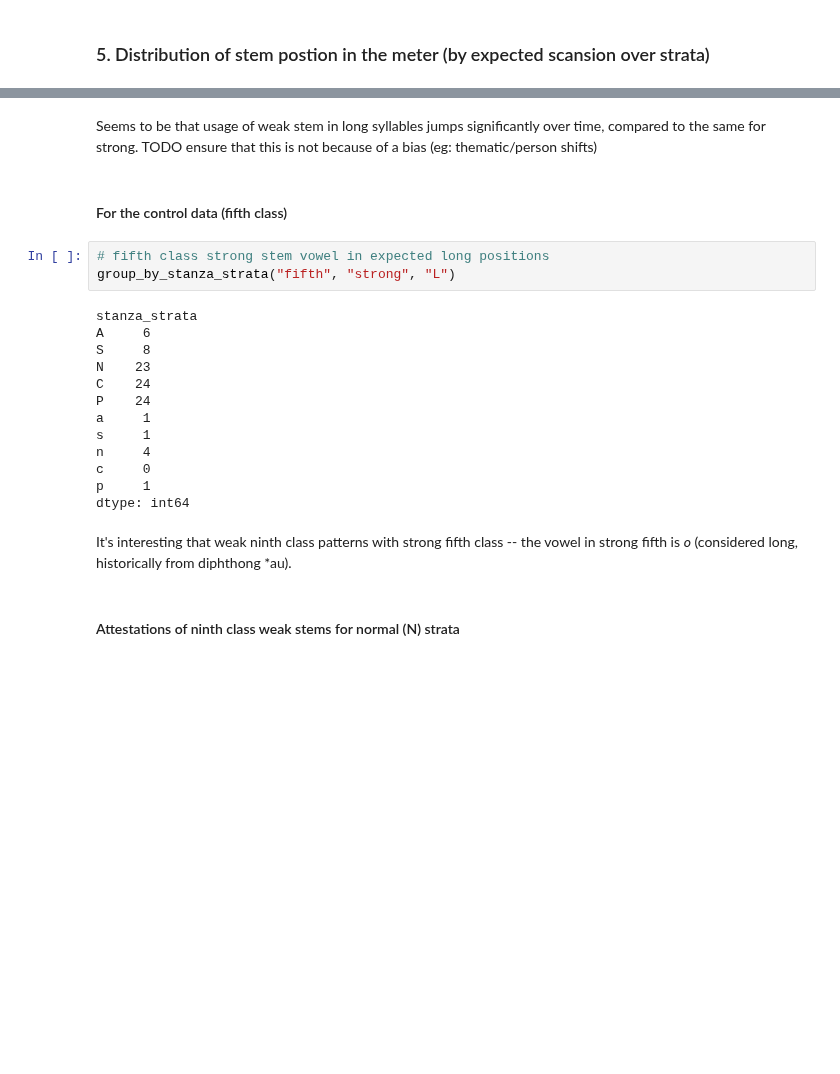
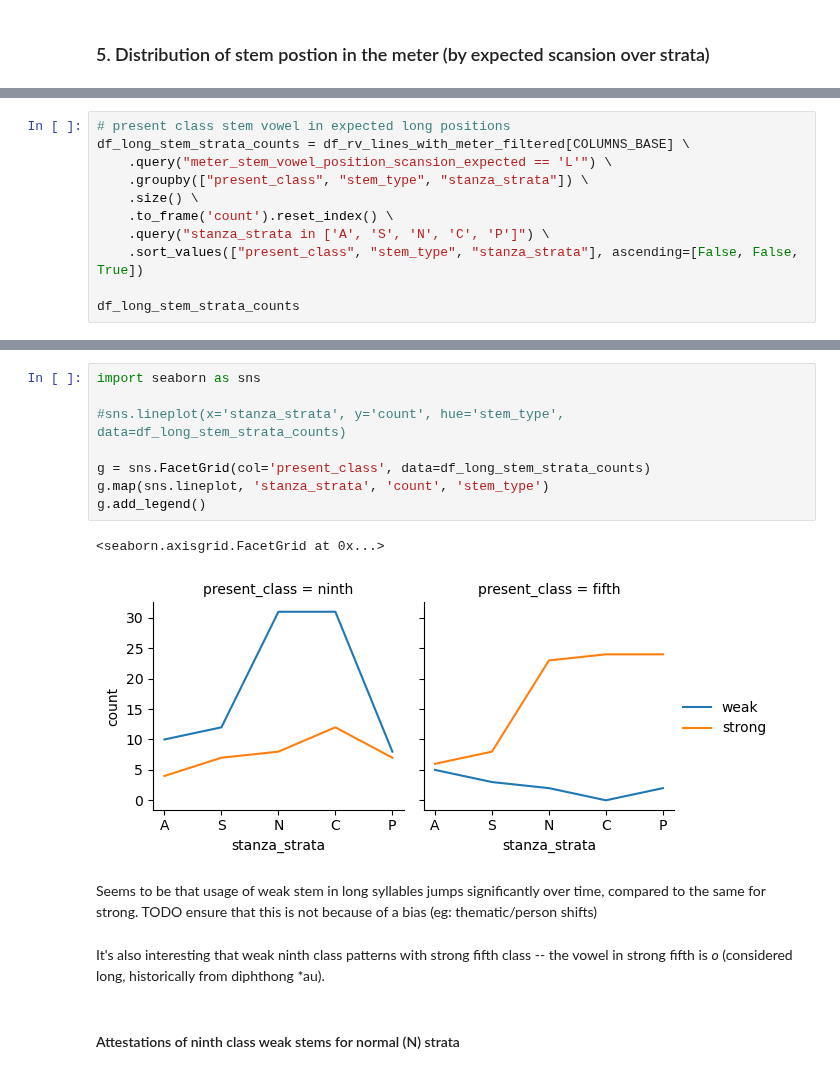
Before and after one commit to anupdhml/sanskrit_ninth_class_meter, a Jupyter notebook: 6_analysis.ipynb, the cells around one changed output, grey strips where cells are left out. Drawn from its saved outputs; the diff is of its cells as text; blank space fills up the shorter version.

Commit message:
Add lineplots for strata analysis
Signed-off-by: Anup Dhamala <anupdhml+git@gmail.com>

```diff
--- a/6_analysis.ipynb
+++ b/6_analysis.ipynb
@@ -383,0 +338,11 @@ dtype: int64
+# %%
+# present class stem vowel in expected long positions
+df_long_stem_strata_counts = df_rv_lines_with_meter_filtered[COLUMNS_BASE] \
+    .query("meter_stem_vowel_position_scansion_expected == 'L'") \
+    .groupby(["present_class", "stem_type", "stanza_strata"]) \
+    .size() \
+    .to_frame('count').reset_index() \
+    .query("stanza_strata in ['A', 'S', 'N', 'C', 'P']") \
+    .sort_values(["present_class", "stem_type", "stanza_strata"], ascending=[False, False, True])
+
+df_long_stem_strata_counts
@@ -384,25 +367,18 @@ dtype: int64
+# %%
+import seaborn as sns
+
+#sns.lineplot(x='stanza_strata', y='count', hue='stem_type', data=df_long_stem_strata_counts)
+
+g = sns.FacetGrid(col='present_class', data=df_long_stem_strata_counts)
+g.map(sns.lineplot, 'stanza_strata', 'count', 'stem_type')
+g.add_legend()
+# %% [output]
+<seaborn.axisgrid.FacetGrid at 0x...>
+[figure, added]
 # %% [markdown]
 Seems to be that usage of weak stem in long syllables jumps significantly over time, compared to the same for strong. TODO ensure that this is not because of a bias (eg: thematic/person shifts)
-# %% [markdown]
-#### For the control data (fifth class)
-# %%
-# fifth class strong stem vowel in expected long positions
-group_by_stanza_strata("fifth", "strong", "L")
-# %% [output]
-stanza_strata
-A     6
-S     8
-N    23
-C    24
-P    24
-a     1
-s     1
-n     4
-c     0
-p     1
-dtype: int64
 # %% [markdown]
-It's interesting that weak ninth class patterns with strong fifth class -- the vowel in strong fifth is *o* (considered long, historically from diphthong *au).
+It's also interesting that weak ninth class patterns with strong fifth class -- the vowel in strong fifth is *o* (considered long, historically from diphthong *au).
 # %% [markdown]
 #### Attestations of ninth class weak stems for normal (N) strata
 # %%
```
Also changed, not shown: parts of 6 cells of this notebook.
